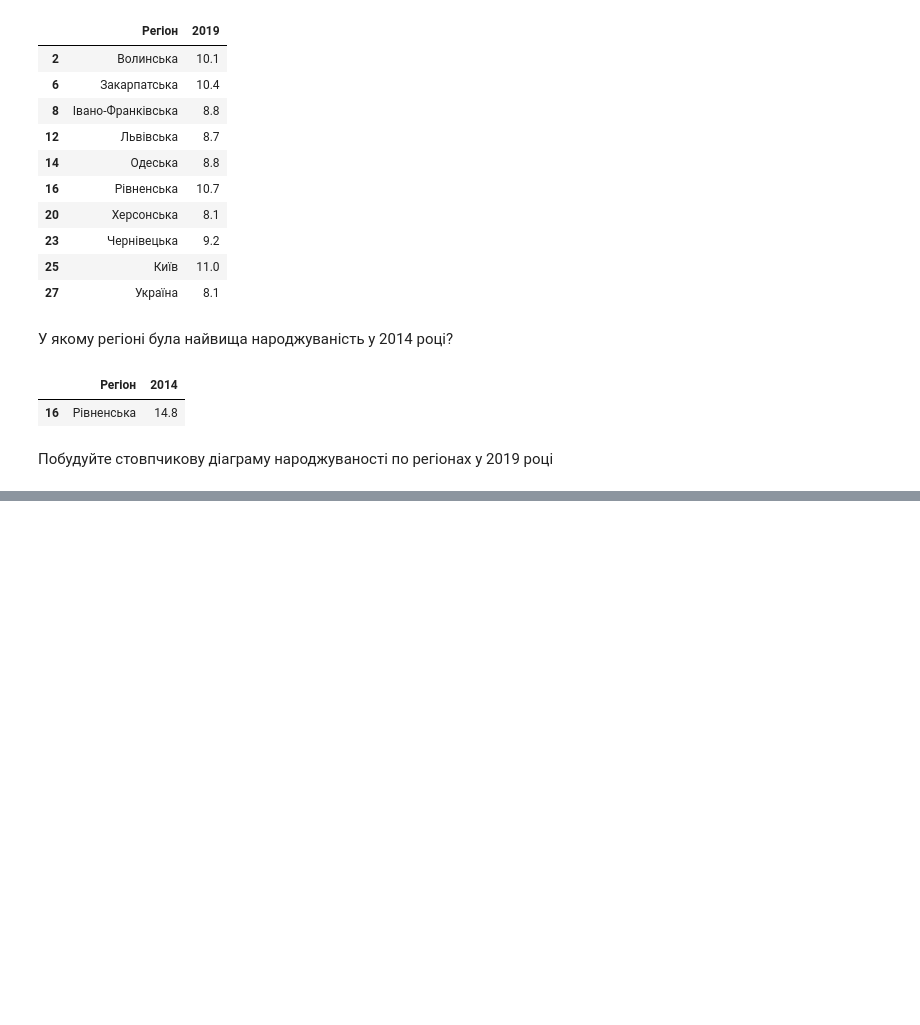
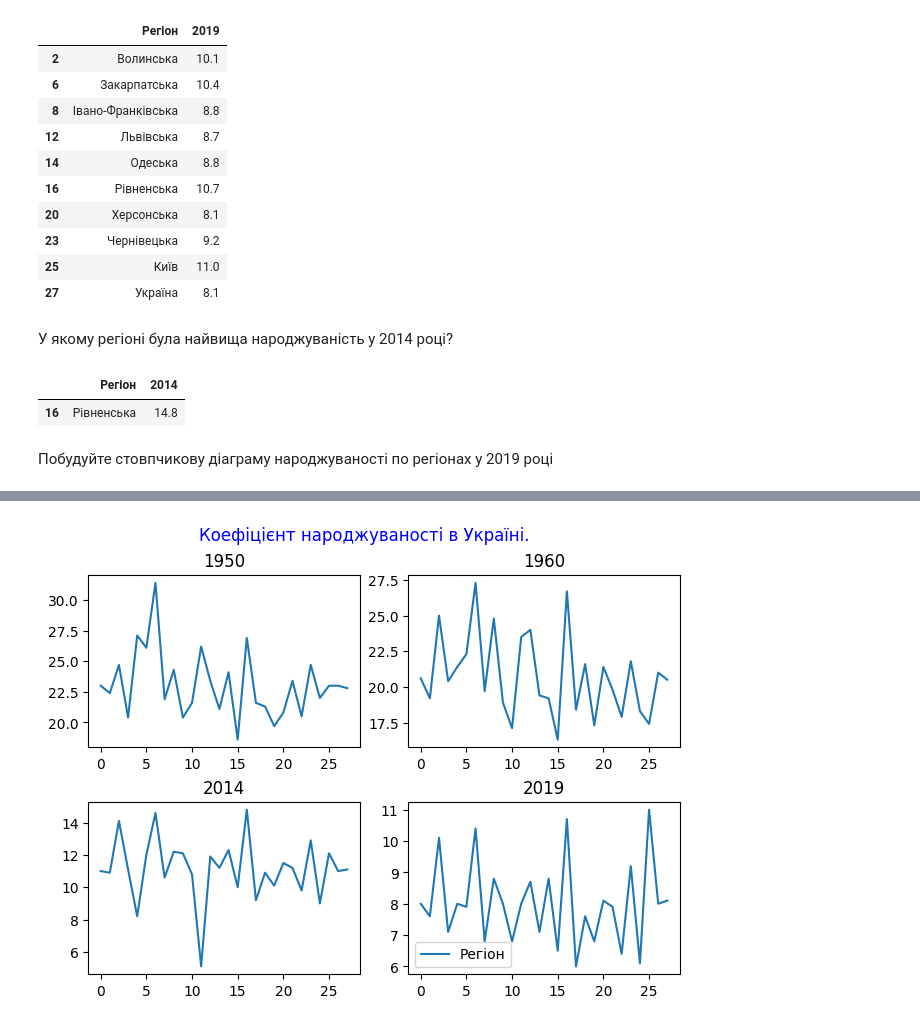
Before and after one commit to anton-akulenko/HW02-DS, a Jupyter notebook: DS_HW02_01.ipynb, the cells around one changed output, grey strips where cells are left out. Drawn from its saved outputs; the diff is of its cells as text; code cells hidden in the pictures; blank space fills up the shorter version.

```diff
--- a/DS_HW02_01.ipynb
+++ b/DS_HW02_01.ipynb
@@ -303,0 +341,18 @@ plt.show()
+# %%
+df = table_fillna_mean
+fig, axs = plt.subplots(2, 2, constrained_layout=True)
+axs[0][0].plot(df['1950'], label='1950')
+axs[0][1].plot(df['1960'], label='1960')
+axs[1][0].plot(df['2014'], label='2014')
+axs[1][1].plot(df['2019'], label='2019')
+
+axs[0][0].set_title('1950')
+axs[0][1].set_title('1960')
+axs[1][0].set_title('2014')
+axs[1][1].set_title('2019')
+
+plt.suptitle("Коефіцієнт народжуваності в Україні.", color='b')
+plt.legend(labels=df)
+plt.show()
+# %% [output]
+[figure, added]
```
Also changed, not shown: parts of 4 cells of this notebook.
